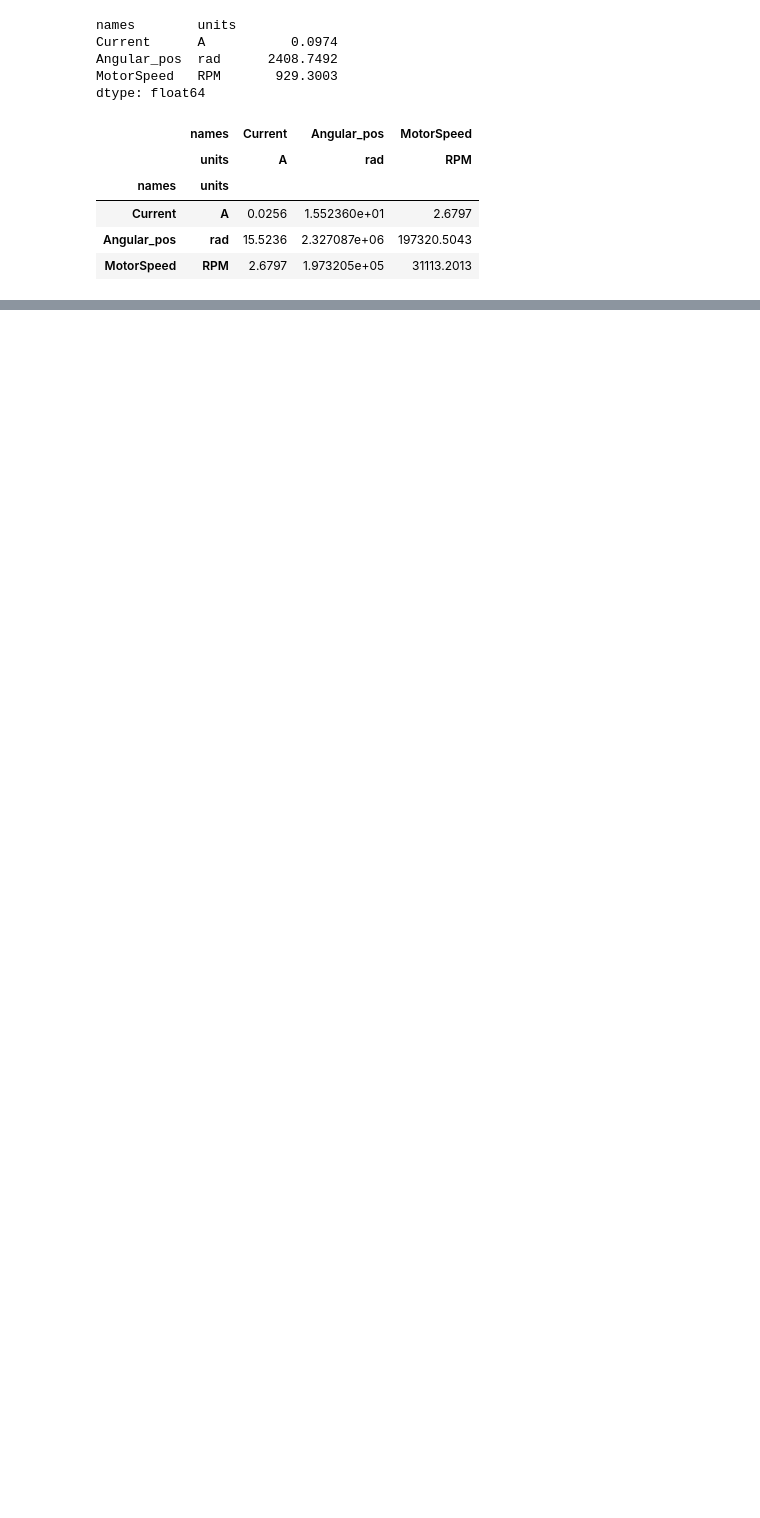
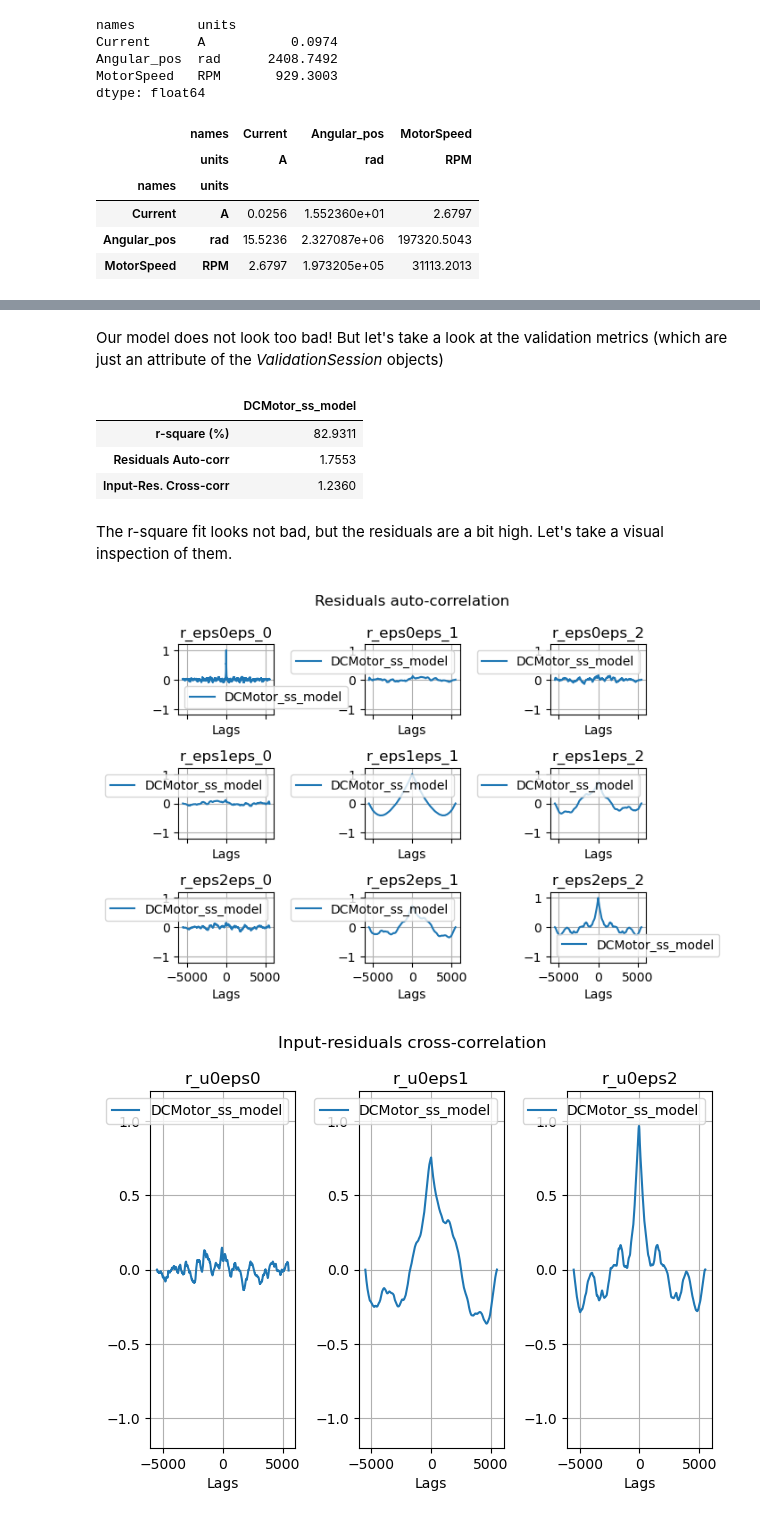
Before and after one commit to VolvoGroup/dymoval, a Jupyter notebook: scripts/tutorial.ipynb, the cells around one changed output, grey strips where cells are left out. Drawn from its saved outputs; the diff is of its cells as text; code cells hidden in the pictures; blank space fills up the shorter version.

```diff
--- a/scripts/tutorial.ipynb
+++ b/scripts/tutorial.ipynb
@@ -131,0 +202,18 @@ dmv.compare_datasets(ds,ds_filt,kind="coverage")
+# %% [markdown]
+Our model does not look too bad!
+But let's take a look at the validation metrics (which are just an attribute of the *ValidationSession* objects)
+# %%
+vs.validation_results
+# %% [output]
+|  | DCMotor_ss_model |
+| r-square (%) | 82.9311 |
+| Residuals Auto-corr | 1.7553 |
+| Input-Res. Cross-corr | 1.2360 |
+# %% [markdown]
+The r-square fit looks not bad, but the residuals are a bit high.
+Let's take a visual inspection of them.
+# %%
+_ = vs.plot_residuals()
+# %% [output]
+[figure, added]
+[figure, added]
```
Also changed, not shown: parts of 39 cells of this notebook, 5 other files.
